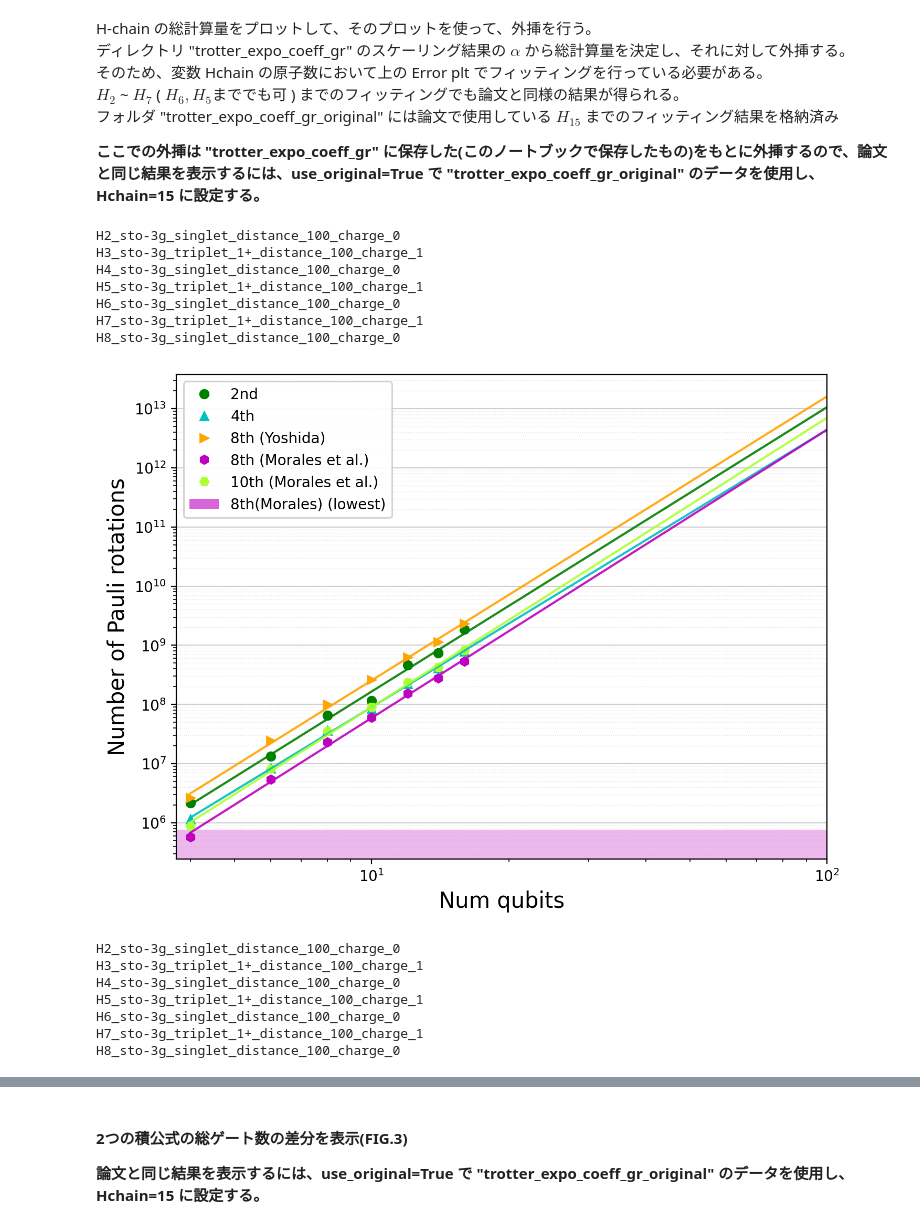
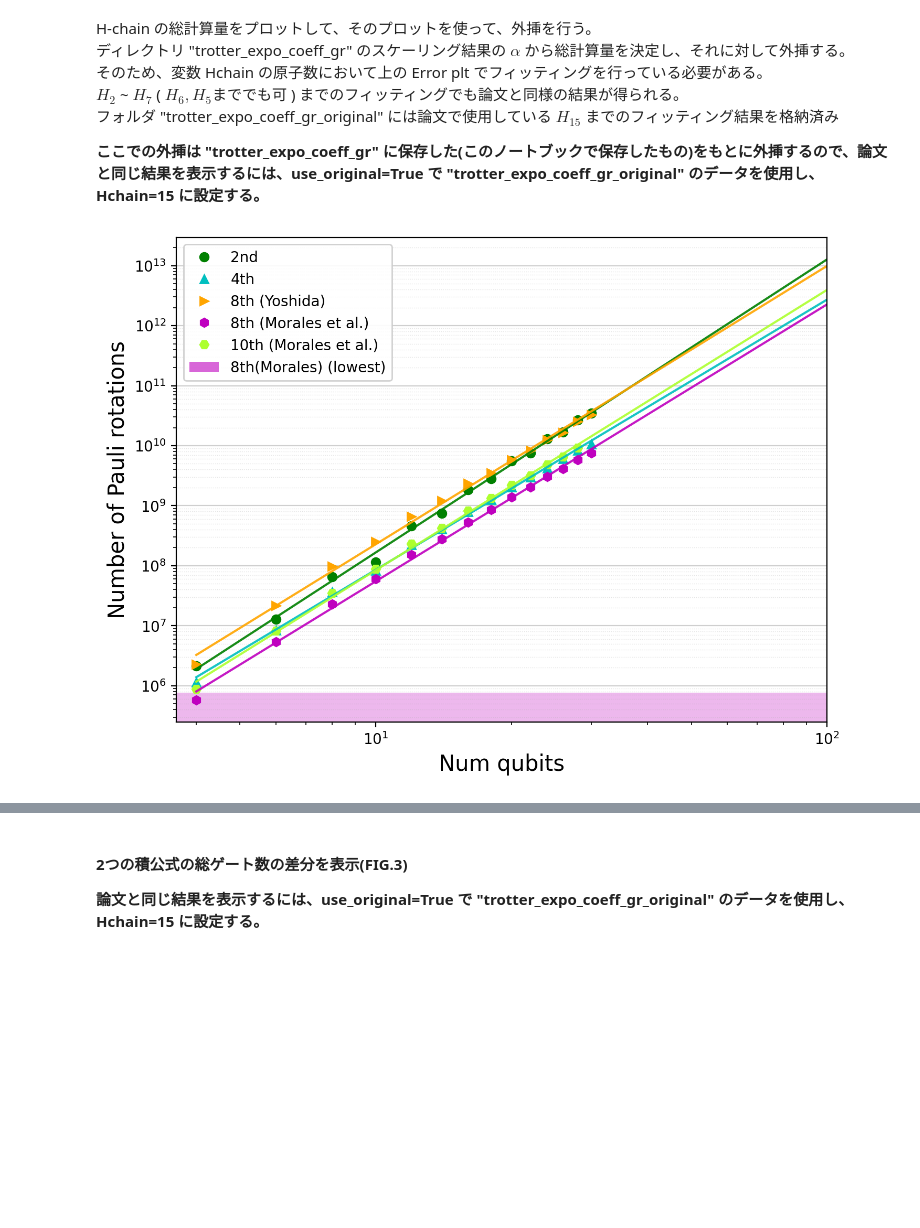
Before and after one commit to HIROMU1015/Evaluation_numGate_highorder_DF, a Jupyter notebook: abe_trotter_project.ipynb, the cells around one changed output, grey strips where cells are left out. Saved outputs shown, nothing was run; the diff lists cells and outputs as text; code cells hidden in the pictures; blank space fills up the shorter version.

```diff
--- a/abe_trotter_project.ipynb
+++ b/abe_trotter_project.ipynb
@@ -198,25 +198,13 @@ $H_2$ ~  $H_7$ ( $H_6, H_5$まででも可 ) までのフィッティングで
 **ここでの外挿は "trotter_expo_coeff_gr" に保存した(このノートブックで保存したもの)をもとに外挿するので、論文と同じ結果を表示するには、use_original=True で "trotter_expo_coeff_gr_original" のデータを使用し、Hchain=15 に設定する。**
 # %%
 import trotterlib as tl
-Hchain = 8 # プロットを行う H-chain の原子数。上の Error plt でスケーリング済みの必要あり。
+
+use_original = True
+Hchain = 15 # プロットを行う H-chain の原子数。上の Error plt でスケーリング済みの必要あり。
 n_w_list = ['2nd', '4th', '8th(Yoshida)', '8th(Morales)', '10th(Morales)'] # 比較するPF FIG.1
-tl.exp_extrapolation(Hchain, n_w_list, show_bands=True, use_original=False) # show_bands: 外挿の最小Fとなる PF の色帯をプロット下部に表示
+tl.exp_extrapolation(Hchain, n_w_list, show_bands=True, use_original=use_original) # show_bands: 外挿の最小Fとなる PF の色帯をプロット下部に表示
 
 n_w_list = ['2nd', '4th', '8th(Yoshida)', '8th(Morales)', '10th(Morales)', '4th(new_2)'] # 比較するPF FIG.2
-tl.exp_extrapolation(Hchain, n_w_list, show_bands=True, use_original=False) # show_bands: 外挿の最小Fとなる PF の色帯をプロット下部に表示
+tl.exp_extrapolation(Hchain, n_w_list, show_bands=True, use_original=use_original) # show_bands: 外挿の最小Fとなる PF の色帯をプロット下部に表示
 # %% [output]
-H2_sto-3g_singlet_distance_100_charge_0
-H3_sto-3g_triplet_1+_distance_100_charge_1
-H4_sto-3g_singlet_distance_100_charge_0
-H5_sto-3g_triplet_1+_distance_100_charge_1
-H6_sto-3g_singlet_distance_100_charge_0
-H7_sto-3g_triplet_1+_distance_100_charge_1
-H8_sto-3g_singlet_distance_100_charge_0
-[figure, old version]
+[figure, new version]
-H2_sto-3g_singlet_distance_100_charge_0
-H3_sto-3g_triplet_1+_distance_100_charge_1
-H4_sto-3g_singlet_distance_100_charge_0
-H5_sto-3g_triplet_1+_distance_100_charge_1
-H6_sto-3g_singlet_distance_100_charge_0
-H7_sto-3g_triplet_1+_distance_100_charge_1
-H8_sto-3g_singlet_distance_100_charge_0
```
Also changed, not shown: parts of 4 cells of this notebook, 32 other files.
